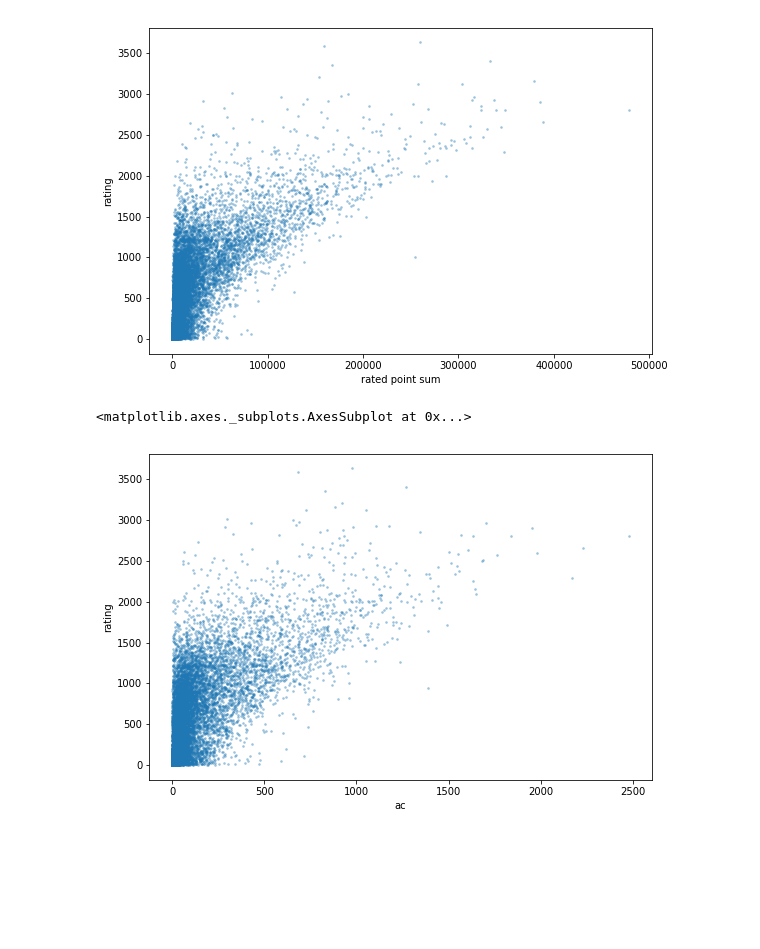
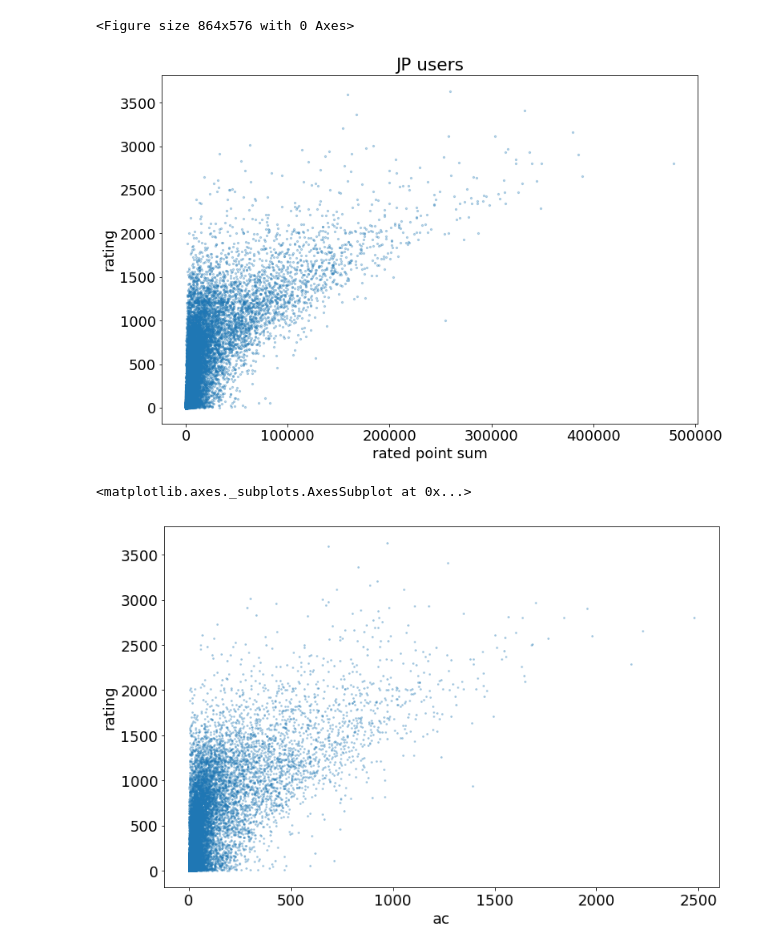
Before and after one commit to nagitausu/atcoder_scraping, a Jupyter notebook: score_vs_rate.ipynb, the cells around one changed output. Cells and saved outputs as stored; diff of their text form; code cells hidden in the pictures; blank space fills up the shorter version.

```diff
--- a/score_vs_rate.ipynb
+++ b/score_vs_rate.ipynb
@@ -7,11 +7,12 @@ import pandas as pd
 # %%
 import matplotlib.pyplot as plt
 # %%
-plt.rcParams["figure.figsize"] = (9,6)
+plt.rcParams["figure.figsize"] = (12,8)
+plt.rcParams["font.size"] = 18
 # %%
 rank = pd.read_csv("data/rank.csv")
 # %%
-point = pd.read_json("data/sums.json")
+point = pd.read_json("data/ratedpointsum.json")
 # %%
 ac = pd.read_json("data/ac.json")
 # %%
@@ -50,12 +51,15 @@ rank.head()
 | 3 | 4 | CN | apiad | unknown | 1997.0 | 3722 | 3776 | 27 | 4 | 121500.0 | ... |
 | 4 | 5 | RU | Um_nik | HSE | 1996.0 | 3716 | 3919 | 32 | 4 | 173500.0 | ... |
 # %%
-rank[rank["country"] == "JP"].plot.scatter(x="rated point sum", y="rating", s=3, alpha=0.3)
+plt.tight_layout()
+rank[rank["country"] == "JP"].plot.scatter(x="rated point sum", y="rating", s=5, alpha=0.3)
+plt.title("JP users")
 plt.savefig("images/rated_point_sum_vs_rating.png")
 # %% [output]
+<Figure size 864x576 with 0 Axes>
-[figure, old version]
+[figure, new version]
 # %%
 rank[rank["country"] == "JP"].plot.scatter(x="ac", y="rating", s=3, alpha=0.3)
 # %% [output]
 <matplotlib.axes._subplots.AxesSubplot at 0x...>
-[figure, old version]
+[figure, new version]
```
Also changed, not shown: 3 other files.
